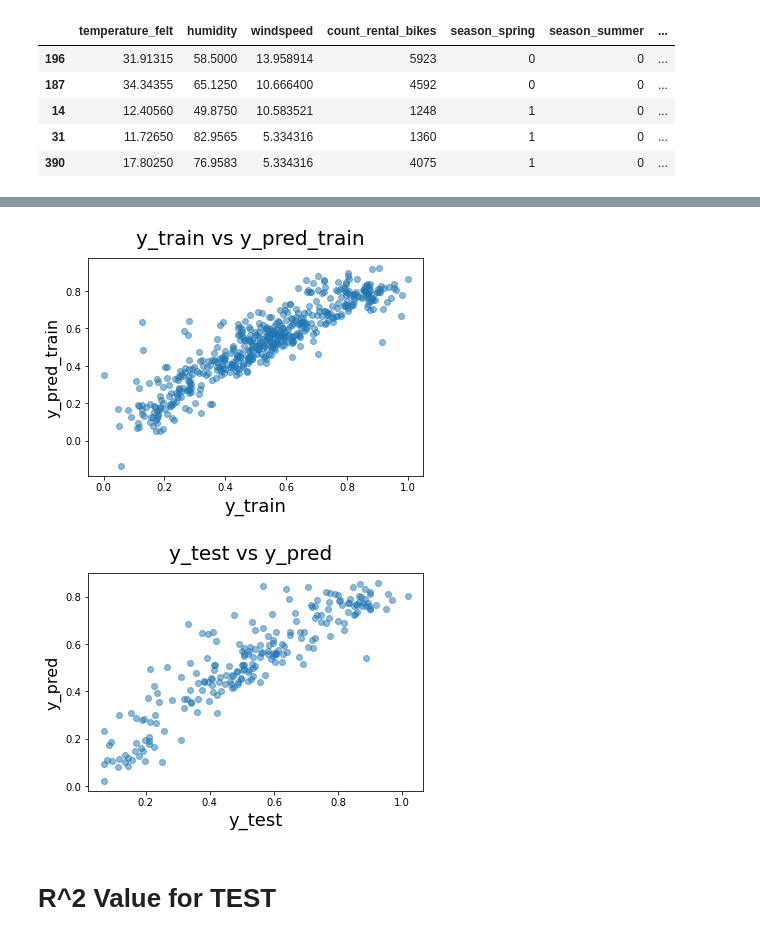
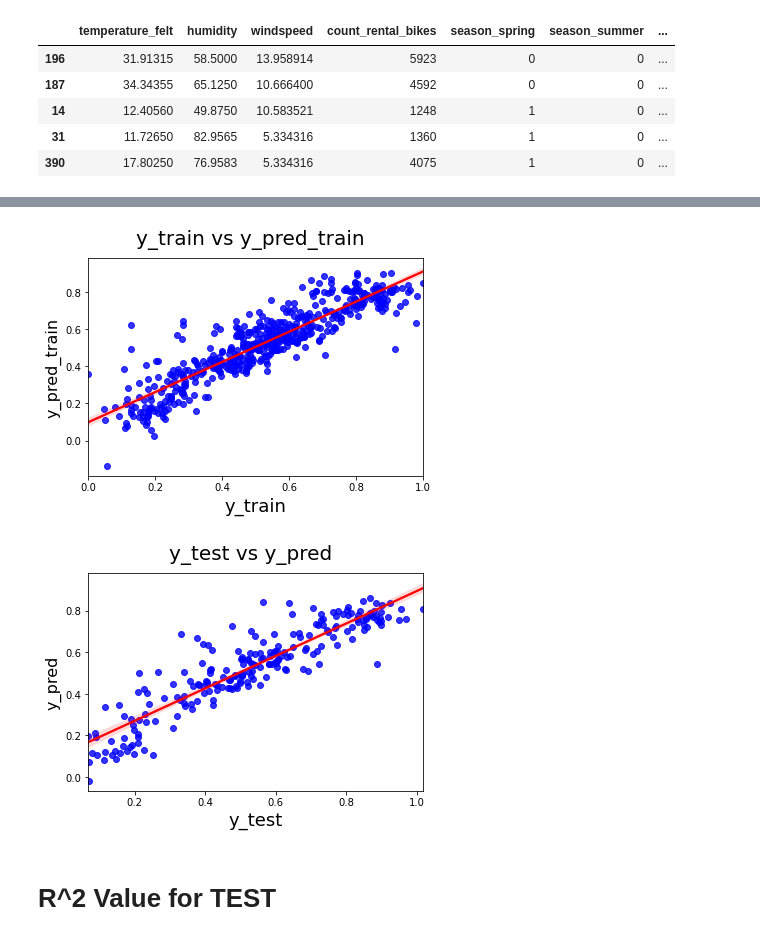
Before and after one commit to CharlieThomasCTG/Bike_sharing_regression, a Jupyter notebook: bike-sharing-multiple-linear-regression-Copy3.ipynb, the cells around one changed output, grey strips where cells are left out. Cells and saved outputs as stored; diff of their text form; code cells hidden in the pictures.

```diff
--- a/bike-sharing-multiple-linear-regression-Copy3.ipynb
+++ b/bike-sharing-multiple-linear-regression-Copy3.ipynb
@@ -559,6 +553,6 @@ Quantile range was selected in view with keeping the skewness close to zero.
 df_bike_sharing.drop(['temperature_actual','casual','registered',],axis=1,inplace=True)
 # %%
-df_bike_sharing['weekday_work']=df_bike_sharing['weekday']+['_']+df_bike_sharing['working_day']
+#df_bike_sharing['weekday_work']=df_bike_sharing['weekday']+['_']+df_bike_sharing['working_day']
 df_bike_sharing.drop(['weekday','working_day'],axis=1,inplace=True)
 # %%
 # Creating Dummy variable for categorical and numerical variables.
@@ -589,7 +583,7 @@ df_test  (220, 33)
 scaler = MinMaxScaler()
 # %%
 # Apply scaler to all the continous variables
-num_feats=[ 'temperature_felt','count_rental_bikes']
+num_feats=[ 'temperature_felt','humidity','windspeed','count_rental_bikes']
 df_train[num_feats]= scaler.fit_transform(df_train[num_feats])
 df_train.head()
 # %% [output]
@@ -778,7 +759,7 @@ Notes:
 # %% [markdown]
 - Removing the variable 'Humidity' based on its High VIF
 # %%
-X_train_model_2 = X_train_rfe.drop(["weekday_work_Wed_not_workingday"], axis = 1)
+X_train_model_2 = X_train_rfe.drop(["holiday_yes_holiday"], axis = 1)
 # %% [markdown]
 ### VIF Check
 # %%
@@ -843,7 +818,7 @@ Notes:
  - Even though the VIF of hum is second highest, we decided to drop 'hum' and not 'temp' based on general knowledge that temperature can be an important factor for a business like bike rentals, and wanted to retain 'temp'.
 # %%
 #X_train_model_3 = X_train_rfe.drop(['working_day_yes_workingday','weekday_Sat','weekday_Mon','holiday_yes_holiday'], axis = 1)
-X_train_model_3 =X_train_rfe.drop(["weekday_work_Wed_not_workingday",'weekday_work_Thu_yes_workingday'], axis = 1)
+X_train_model_3 =X_train_model_2#X_train_rfe.drop(["weekday_work_Wed_not_workingday",'weekday_work_Thu_yes_workingday'], axis = 1)
 # %% [raw]
 X_train1=pd.concat([X_train_model_3,X_train['season_summer']],axis=1)
 X_train_model_3=X_train1
@@ -1225,24 +1235,24 @@ memory usage: 7.9 KB
 y_train_pred=model_3.predict(X_train_model_3)
 # %%
 fig = plt.figure()
-plt.scatter(y_train, y_train_pred, alpha=.5)
+sns.regplot(y_train, y_train_pred,scatter_kws={"color": "blue"}, line_kws={"color": "red"})
 fig.suptitle('y_train vs y_pred_train', fontsize = 20)              # Plot heading
 plt.xlabel('y_train', fontsize = 18)                          # X-label
 plt.ylabel('y_pred_train', fontsize = 16)
 plt.show()
 # %% [output]
-[figure, old version]
+[figure, new version]
 # %%
 y_pred_test= model_3.predict(X_test_model_3)
 # %%
 fig = plt.figure()
-plt.scatter(y_test, y_pred_test, alpha=.5)
+sns.regplot(y_test, y_pred_test,scatter_kws={"color": "blue"}, line_kws={"color": "red"})
 fig.suptitle('y_test vs y_pred', fontsize = 20)              # Plot heading
 plt.xlabel('y_test', fontsize = 18)                          # X-label
 plt.ylabel('y_pred', fontsize = 16)
 plt.show()
 # %% [output]
-[figure, old version]
+[figure, new version]
 # %% [markdown]
  # R^2 Value for TEST
 # %%
```
Also changed, not shown: parts of 49 cells of this notebook.
